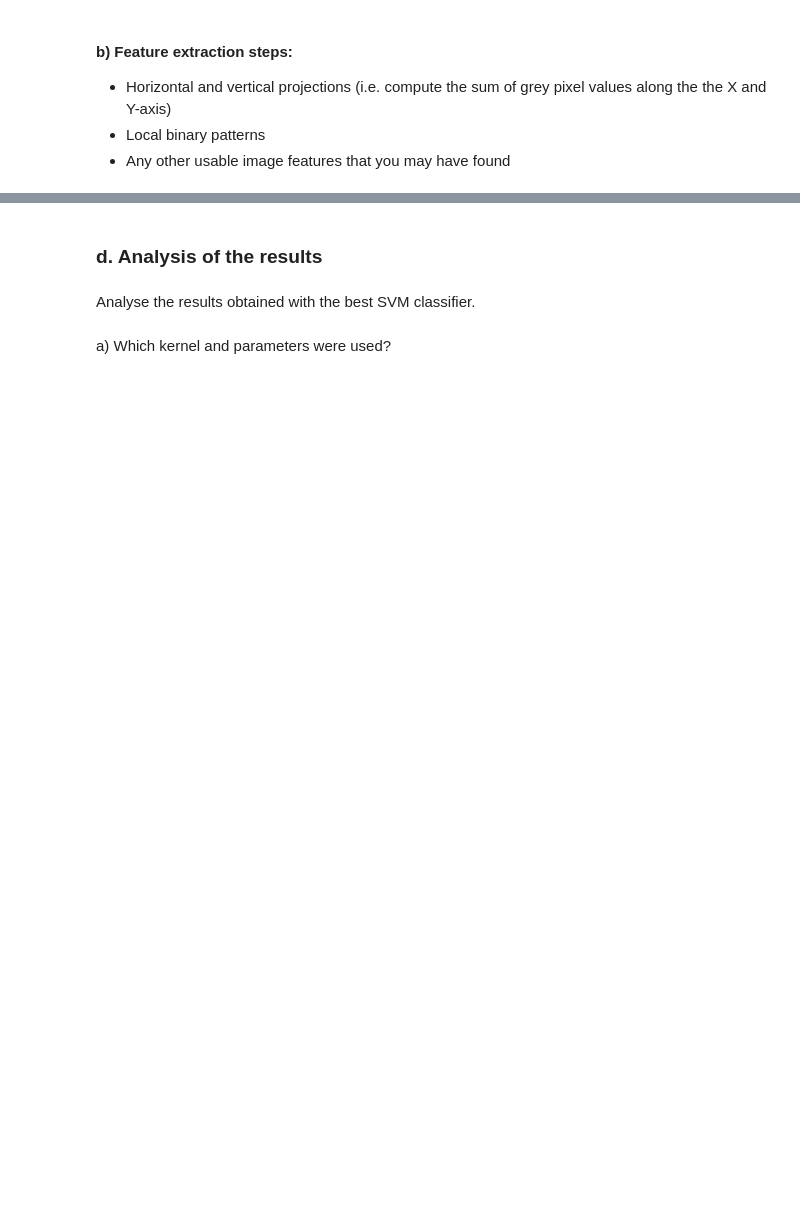
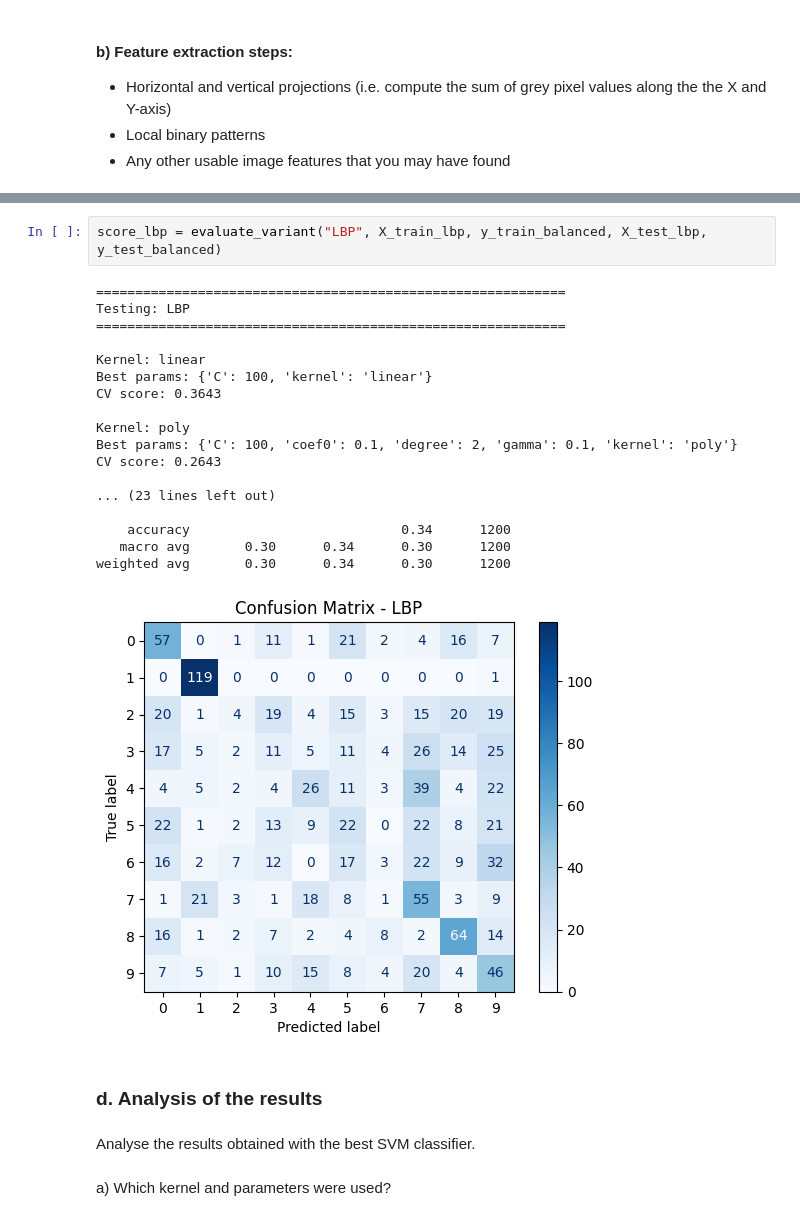
Before and after one commit to evarayHEIG/machle_labs, a Jupyter notebook: pw7/ex1-digit-classification/ex1-digit-classification-stud.ipynb, the cells around one changed output, grey strips where cells are left out. Drawn from its saved outputs; the diff is of its cells as text; blank space fills up the shorter version.

```diff
--- a/pw7/ex1-digit-classification/ex1-digit-classification-stud.ipynb
+++ b/pw7/ex1-digit-classification/ex1-digit-classification-stud.ipynb
@@ -266,3 +405,24 @@ Analyse the impact of the classification performances using the following prepro
+# %%
+score_lbp = evaluate_variant("LBP", X_train_lbp, y_train_balanced, X_test_lbp, y_test_balanced)
+# %% [output]
+============================================================
+Testing: LBP
+============================================================
+
+Kernel: linear
+Best params: {'C': 100, 'kernel': 'linear'}
+CV score: 0.3643
+
+Kernel: poly
+Best params: {'C': 100, 'coef0': 0.1, 'degree': 2, 'gamma': 0.1, 'kernel': 'poly'}
+CV score: 0.2643
+
+... (23 lines left out)
+
+    accuracy                           0.34      1200
+   macro avg       0.30      0.34      0.30      1200
+weighted avg       0.30      0.34      0.30      1200
+[figure, added]
 # %% [markdown]
 ### d. Analysis of the results
 # %% [markdown]
```
Also changed, not shown: parts of 12 cells of this notebook.
